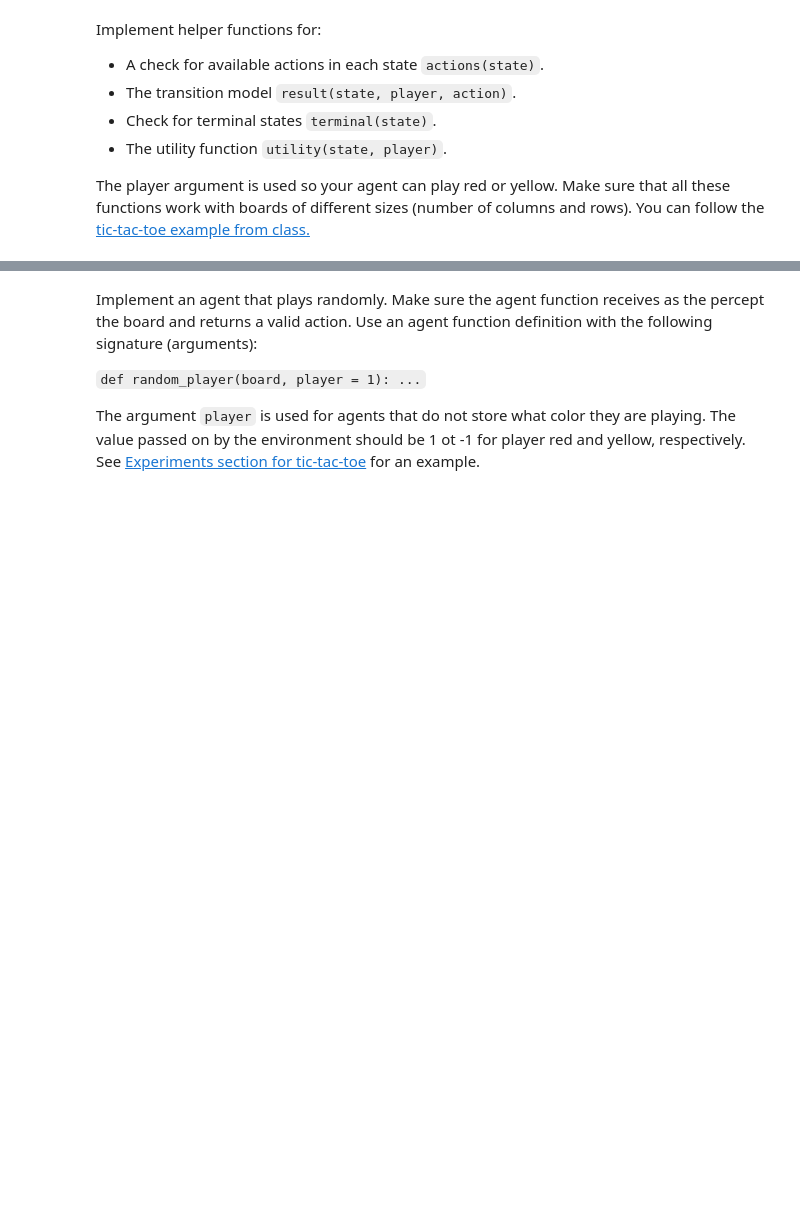
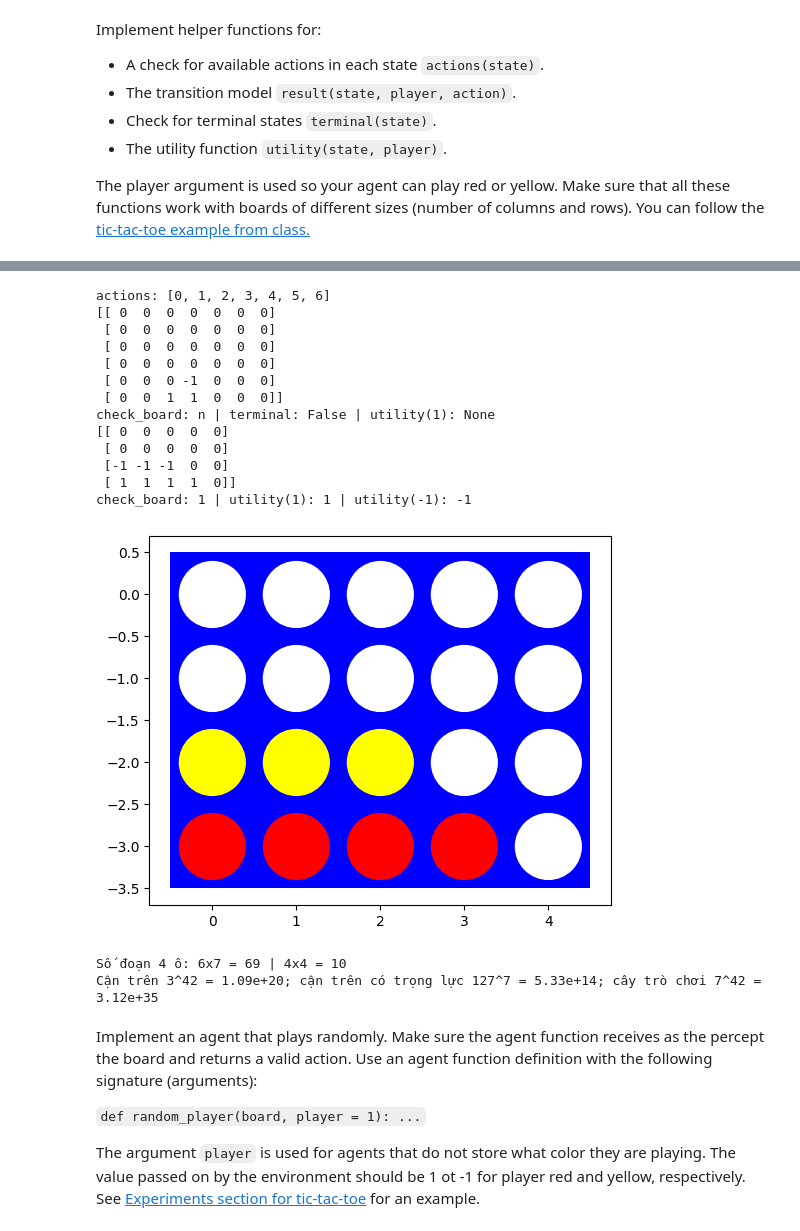
Before and after one commit to minhhieu310800-jpg/TTNTNC-NHOM31, a Jupyter notebook: lab05-tim-kiem-doi-khang/assignment_connect4.ipynb, the cells around one changed output, grey strips where cells are left out. Drawn from its saved outputs; the diff is of its cells as text; code cells hidden in the pictures; blank space fills up the shorter version.

```diff
--- a/lab05-tim-kiem-doi-khang/assignment_connect4.ipynb
+++ b/lab05-tim-kiem-doi-khang/assignment_connect4.ipynb
@@ -128,3 +214,39 @@ You can follow the [tic-tac-toe example from class.](tictactoe_definitions.ipynb
+# %%
+board = empty_board()
+print("actions:", actions(board))
+board = result(board, 1, 3)
+board = result(board, -1, 3)
+board = result(board, 1, 2)
+print(board)
+print("check_board:", check_board(board), "| terminal:", terminal(board), "| utility(1):", utility(board, 1))
+
+# bàn 4 x 5: Đỏ có 4 quân hàng ngang ở đáy
+small = empty_board((4, 5))
+for a in [0, 0, 1, 1, 2, 2, 3]:
+    small = result(small, 1 if np.sum(small != 0) % 2 == 0 else -1, a)
+print(small)
+print("check_board:", check_board(small), "| utility(1):", utility(small, 1), "| utility(-1):", utility(small, -1))
+visualize(small)
+
+print("Số đoạn 4 ô: 6x7 =", len(get_windows((6, 7))), "| 4x4 =", len(get_windows((4, 4))))
+print(f"Cận trên 3^42 = {3**42:.2e}; cận trên có trọng lực 127^7 = {127**7:.2e}; cây trò chơi 7^42 = {7**42:.2e}")
+# %% [output]
+actions: [0, 1, 2, 3, 4, 5, 6]
+[[ 0  0  0  0  0  0  0]
+ [ 0  0  0  0  0  0  0]
+ [ 0  0  0  0  0  0  0]
+ [ 0  0  0  0  0  0  0]
+ [ 0  0  0 -1  0  0  0]
+ [ 0  0  1  1  0  0  0]]
+check_board: n | terminal: False | utility(1): None
+[[ 0  0  0  0  0]
+ [ 0  0  0  0  0]
+ [-1 -1 -1  0  0]
+ [ 1  1  1  1  0]]
+check_board: 1 | utility(1): 1 | utility(-1): -1
+[figure, added]
+Số đoạn 4 ô: 6x7 = 69 | 4x4 = 10
+Cận trên 3^42 = 1.09e+20; cận trên có trọng lực 127^7 = 5.33e+14; cây trò chơi 7^42 = 3.12e+35
 # %% [markdown]
 Implement an agent that plays randomly. Make sure the agent function receives as the percept the board and returns a valid action. Use an agent function definition with the following signature (arguments):
 
```
Also changed, not shown: parts of 80 cells of this notebook.
